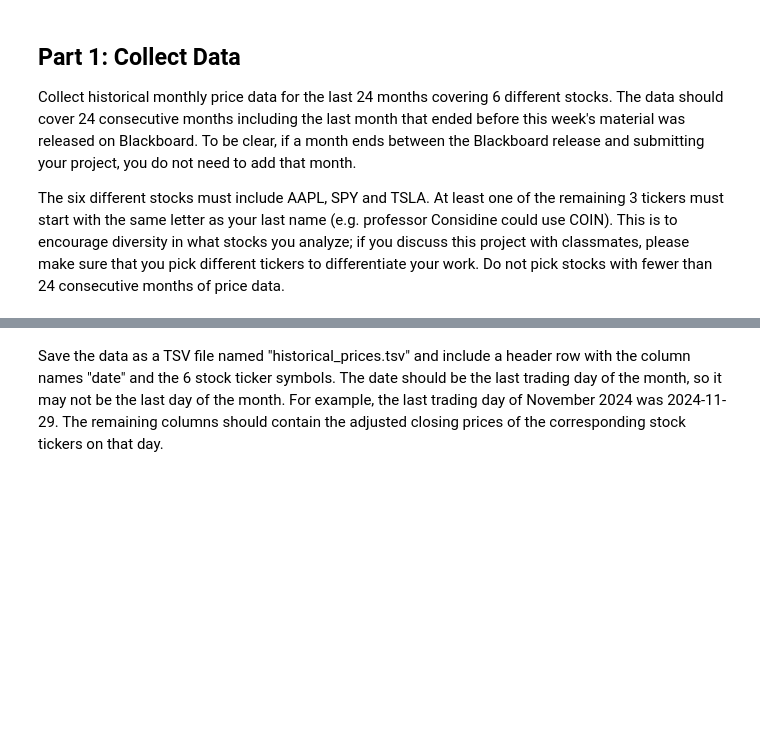
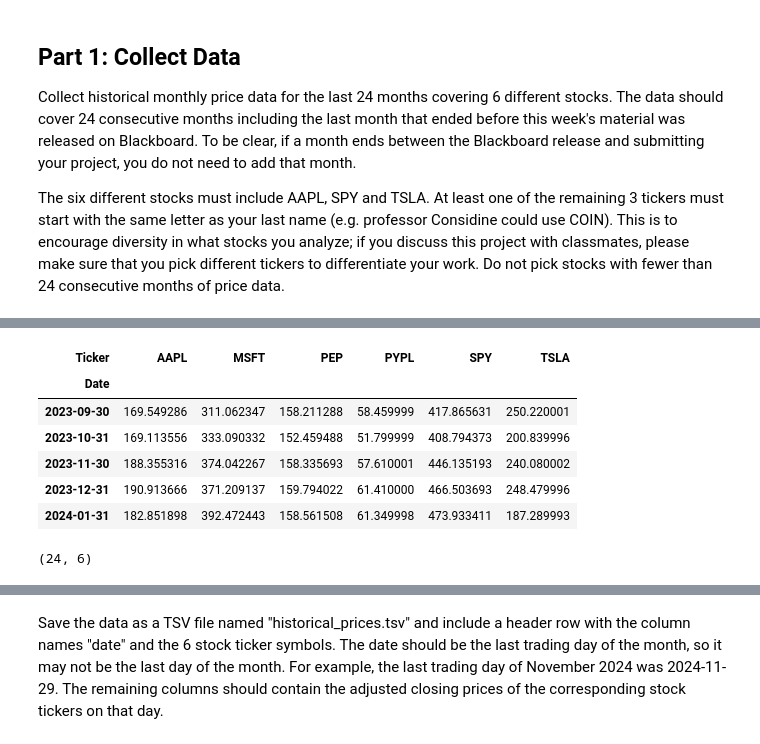
Before and after one commit to polinacsv/dx704-project-01, a Jupyter notebook: project.ipynb, the cells around one changed output, grey strips where cells are left out. Cells and saved outputs as stored; diff of their text form; code cells hidden in the pictures; blank space fills up the shorter version.

```diff
--- a/project.ipynb
+++ b/project.ipynb
@@ -37,0 +98,17 @@ Do not pick stocks with fewer than 24 consecutive months of price data.
+# %%
+# Resample to month-end prices (last trading day each month)
+monthly_prices = adj_close.resample("ME").last()
+# %%
+monthly_prices.head()
+# %% [output]
+| Ticker | AAPL | MSFT | PEP | PYPL | SPY | TSLA |
+| Date |  |  |  |  |  |  |
+| 2023-09-30 | 169.549286 | 311.062347 | 158.211288 | 58.459999 | 417.865631 | 250.220001 |
+| 2023-10-31 | 169.113556 | 333.090332 | 152.459488 | 51.799999 | 408.794373 | 200.839996 |
+| 2023-11-30 | 188.355316 | 374.042267 | 158.335693 | 57.610001 | 446.135193 | 240.080002 |
+| 2023-12-31 | 190.913666 | 371.209137 | 159.794022 | 61.410000 | 466.503693 | 248.479996 |
+| 2024-01-31 | 182.851898 | 392.472443 | 158.561508 | 61.349998 | 473.933411 | 187.289993 |
+# %%
+monthly_prices.shape
+# %% [output]
+(24, 6)
```
Also changed, not shown: parts of 53 cells of this notebook, 9 other files.
